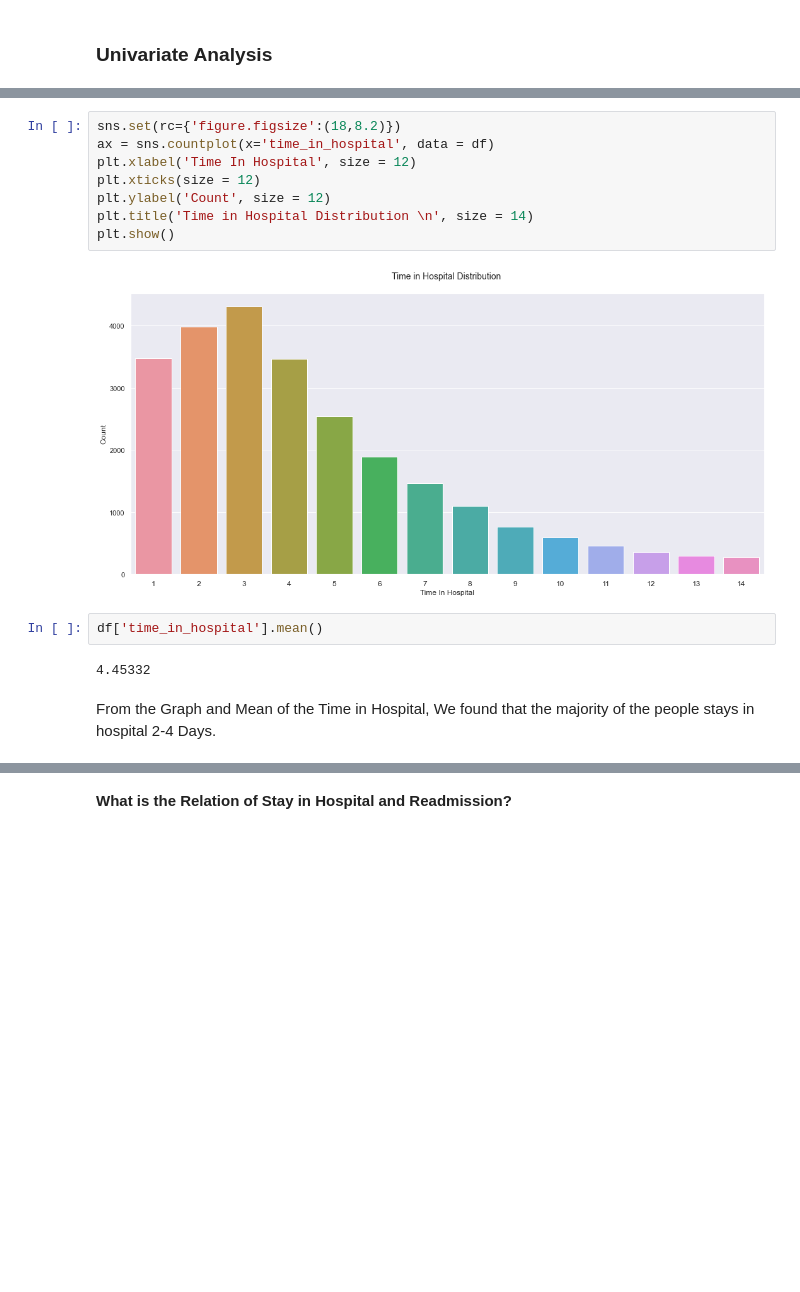
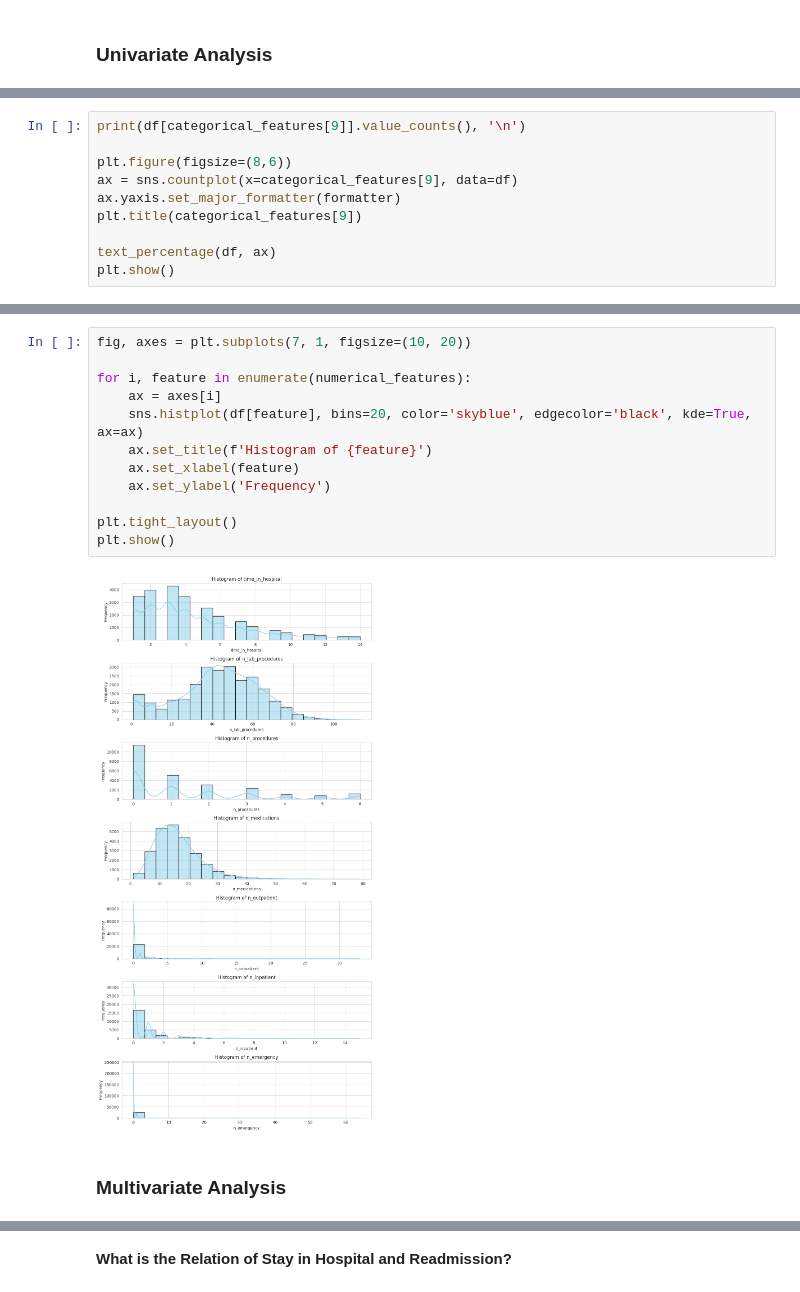
Before and after one commit to mfathul21/hospital-patient-readmissions, a Jupyter notebook: notebook.ipynb, the cells around one changed output, grey strips where cells are left out. Saved outputs shown, nothing was run; the diff lists cells and outputs as text; blank space fills up the shorter version.

```diff
--- a/notebook.ipynb
+++ b/notebook.ipynb
@@ -286,0 +380,10 @@ Furthermore, for time in the hospital
+# %%
+print(df[categorical_features[9]].value_counts(), '\n')
+
+plt.figure(figsize=(8,6))
+ax = sns.countplot(x=categorical_features[9], data=df)
+ax.yaxis.set_major_formatter(formatter)
+plt.title(categorical_features[9])
+
+text_percentage(df, ax)
+plt.show()
@@ -287,16 +395,16 @@ Furthermore, for time in the hospital
 # %%
-sns.set(rc={'figure.figsize':(18,8.2)})
-ax = sns.countplot(x='time_in_hospital', data = df)
-plt.xlabel('Time In Hospital', size = 12)
-plt.xticks(size = 12)
-plt.ylabel('Count', size = 12)
-plt.title('Time in Hospital Distribution \n', size = 14)
+fig, axes = plt.subplots(7, 1, figsize=(10, 20))
+
+for i, feature in enumerate(numerical_features):
+    ax = axes[i]
+    sns.histplot(df[feature], bins=20, color='skyblue', edgecolor='black', kde=True, ax=ax)
+    ax.set_title(f'Histogram of {feature}')
+    ax.set_xlabel(feature)
+    ax.set_ylabel('Frequency')
+
+plt.tight_layout()
 plt.show()
 # %% [output]
-[figure, old version]
+[figure, new version]
-# %%
-df['time_in_hospital'].mean()
-# %% [output]
-4.45332
-# %% [markdown]
-From the Graph and Mean of the Time in Hospital, We found that the majority of the people stays in hospital 2-4 Days.
+# %% [markdown]
+### Multivariate Analysis
```
Also changed, not shown: parts of 97 cells of this notebook.
